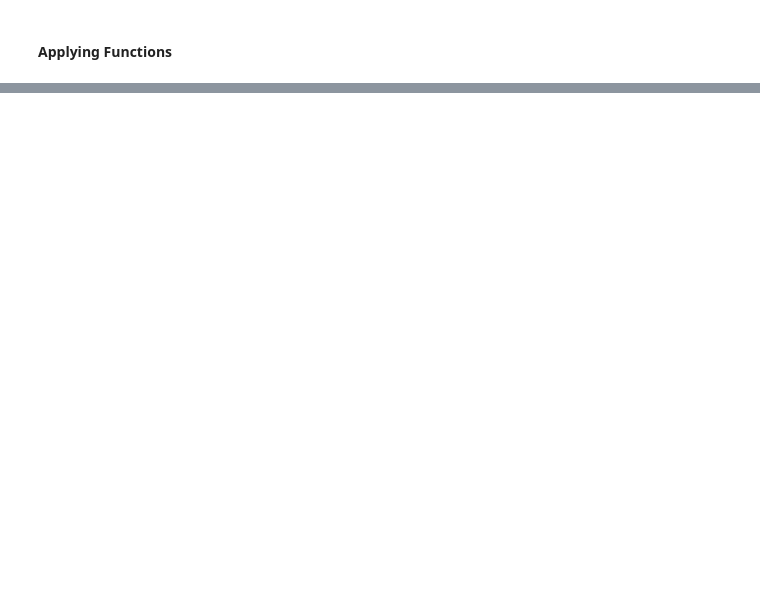
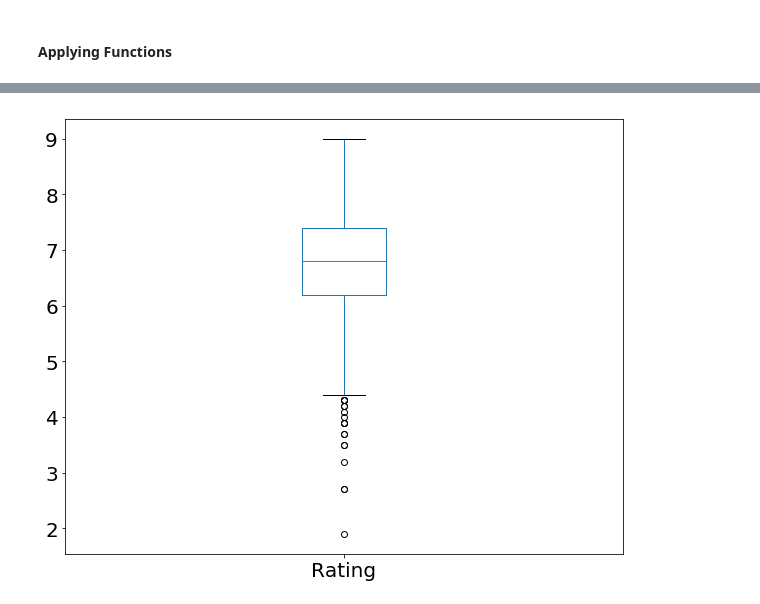
Before and after one commit to TenzinTsundue/Pandas, a Jupyter notebook: Pandas basics/Pandas update tutorial.ipynb, the cells around one changed output, grey strips where cells are left out. Cells and saved outputs as stored; diff of their text form; code cells hidden in the pictures; blank space fills up the shorter version.

```diff
--- a/Pandas basics/Pandas update tutorial.ipynb
+++ b/Pandas basics/Pandas update tutorial.ipynb
@@ -655,0 +727,6 @@ movies_df[
+# %%
+# visualize this using boxplot
+
+movies_df['Rating'].plot(kind = 'box');
+# %% [output]
+[figure, added]
```
Also changed, not shown: parts of 15 cells of this notebook.
